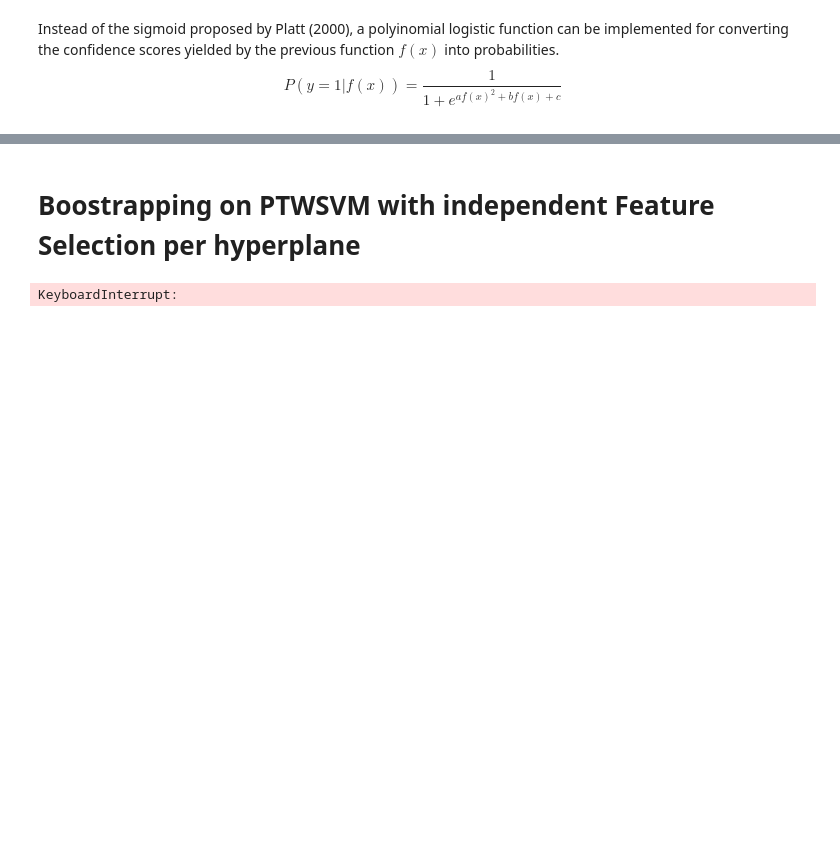
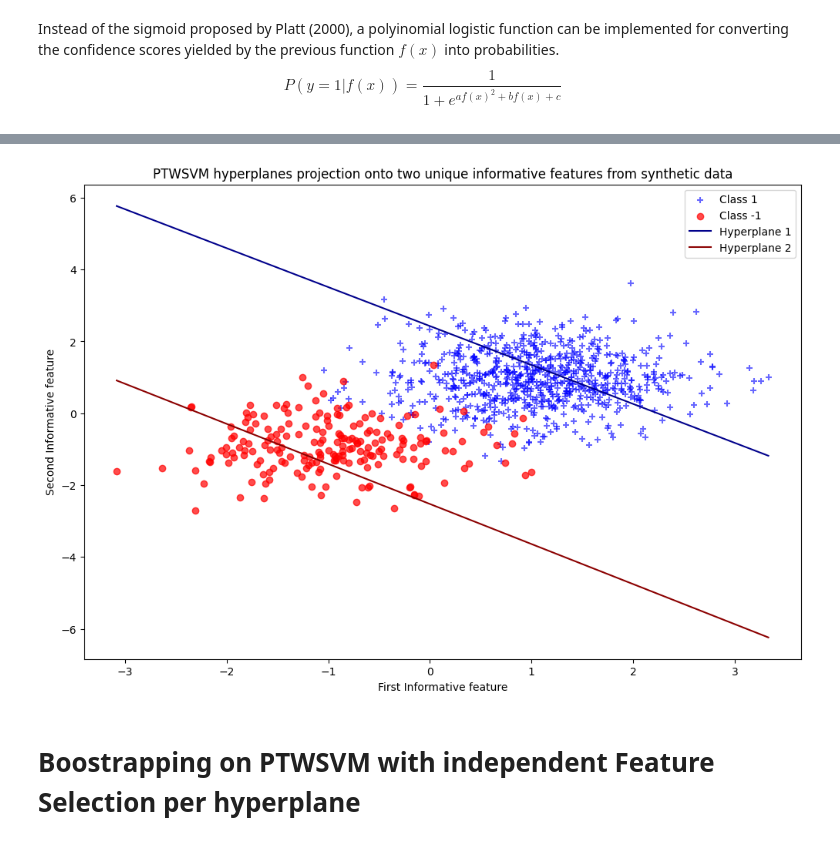
Before and after one commit to danieldelpozuelo-bit/TFM-project, a Jupyter notebook: TWSVM.ipynb, the cells around one changed output, grey strips where cells are left out. Saved outputs shown, nothing was run; the diff lists cells and outputs as text; code cells hidden in the pictures; blank space fills up the shorter version.

```diff
--- a/TWSVM.ipynb
+++ b/TWSVM.ipynb
@@ -77,6 +83,11 @@ print('Shape of features benchmark dataset 2 {}'.format(X.shape))
 print('Distribution of target variable')
 print(100 * Y.value_counts() / len(Y))
 print('Unique classes', Y.nunique())
+
+# TWSVM and PTWSVM classes only accept np arrays as input datasets
+index = X.index
+X = X.to_numpy()
+Y = Y.to_numpy().ravel()
 # %% [output]
 Shape of features benchmark dataset 2 (569, 30)
 Distribution of target variable
@@ -883,3 +952,28 @@ print(balanced_accuracy_score(Y_test, ptsvm_preds))
+# %%
+# Grid for evaluating the hyperplanes
+xgrid = np.linspace(reduced_X[:,0].min(), reduced_X[:,0].max(), 100)
+
+# Hyperplanes
+w1_reduced = ptwsvm.w1_[:2]
+w2_reduced = ptwsvm.w2_[:2]
+b1 = ptwsvm.b1_
+b2 = ptwsvm.b2_
+
+h1 = - (w1_reduced[0] / w1_reduced[1]) * xgrid - (b1 / w1_reduced[1])
+h2 = -(w2_reduced[0] / w2_reduced[1]) * xgrid - (b2 / w2_reduced[1])
+
+plt.figure(figsize= (12, 8))
+plt.scatter(reduced_A[:,0], reduced_A[:,1], marker = '+', color = 'blue', label = 'Class 1', alpha = 0.6)
+plt.scatter(reduced_B[:,0], reduced_B[:,1], marker = 'o', color = 'red', label = 'Class -1', alpha = 0.7)
+plt.plot(xgrid, h1, color = 'darkblue', label = 'Hyperplane 1')
+plt.plot(xgrid, h2, color = 'darkred', label = 'Hyperplane 2')
+plt.title('PTWSVM hyperplanes projection onto two unique informative features from synthetic data')
+plt.xlabel('First Informative feature')
+plt.ylabel('Second Informative feature')
+plt.legend(loc = 'upper right')
+plt.show()
+# %% [output]
+[figure, added]
 # %% [markdown]
 # Boostrapping on PTWSVM with independent Feature Selection per hyperplane
 # %%
@@ -887,7 +981,7 @@ from sklearn.utils import resample
 from itertools import product
 
 # Number of boostrap samples
-k = 10
+k = 5
 # Number of features to be selected
 top = 10
 
@@ -900,11 +994,16 @@ grid = {
 }
 
 selected_fs = {}
+selected_fs_n1 = {}
+selected_fs_n2 = {}
 accuracies = {}
+avg_accuracies = {}
 
 for c1, c2, c3, c4 in product(*grid.values()):
 
-    selected_fs[(c1, c2, c3, c4)] = np.empty((top, k), dtype = object)
+    selected_fs[(c1, c2, c3, c4)] = np.empty((k, top), dtype = object)
+    selected_fs_n1[(c1, c2, c3, c4)] = []
+    selected_fs_n2[(c1, c2, c3, c4)] = []
     accuracies[(c1, c2, c3, c4)] = np.empty(k, dtype = float)
 
     for b in range(k):
@@ -913,13 +1012,14 @@ for c1, c2, c3, c4 in product(*grid.values()):
         # (PTWSVM only accepts numpy array datasets)
         ptwsvm = PTWSVM(c1, c2, c3, c4)
 
-        # Extract boostrap samples from the idxs of X dataset
+        # Extract boostrap samples from the index of X dataset
         # Generate Boostrap samples T_b from the whole dataset T using the boostraped idxs
-        idx_b = resample(X.index, replace = True)
-        X_Tb, Y_Tb = X.loc[idx_b,:].to_numpy(), Y.loc[idx_b,:].to_numpy().ravel()
+        idx_b = resample(index, replace = True)
+        X_Tb, Y_Tb = X[idx_b,:], Y[idx_b].ravel()
 
         # Create OOB samples for validation V_b*
-        X_Vb, Y_Vb = X.loc[X.index.difference(idx_b),:].to_numpy(), Y.loc[X.index.difference(idx_b),:].to_numpy().ravel()
+        idx_oob = np.setdiff1d(index, idx_b)
+        X_Vb, Y_Vb = X[idx_oob,:], Y[idx_oob].ravel()
 
         # Fit the PTWSVM model using the T_b boostrap sample
         ptwsvm.fit(X_Tb, Y_Tb)
@@ -927,13 +1027,16 @@ for c1, c2, c3, c4 in product(*grid.values()):
 
         # Retrieve feature selection (fs)
         fs, scores = ptwsvm.feature_selection(top)
-        selected_fs[(c1, c2, c3, c4)][:, b] = features_names[fs]
+        selected_fs[(c1, c2, c3, c4)][b,:] = features_names[fs]
 
-        # Compute probabilities and measure performance on the OOB validation set, V_b*
+        # Retrieve feature selection made per hyperplane
+        n1, n2 = ptwsvm.feature_selection(ind_fs = True)
+        selected_fs_n1[(c1, c2, c3, c4)].append(features_names[n1])
+        selected_fs_n2[(c1, c2, c3, c4)].append(features_names[n2])
+
+
+        # Compute probabilities
         ptwsvm.predict_proba(X_Vb)
+
+        # Performance evaluation on the OOB validation set, V_b*
         accuracies[(c1, c2, c3, c4)][b] = balanced_accuracy_score(Y_Vb, ptwsvm.predict(X_Vb))
-
-print(selected_fs)
-print(accuracies)
-# %% [output]
-KeyboardInterrupt:
```
Also changed, not shown: parts of 12 cells of this notebook.
